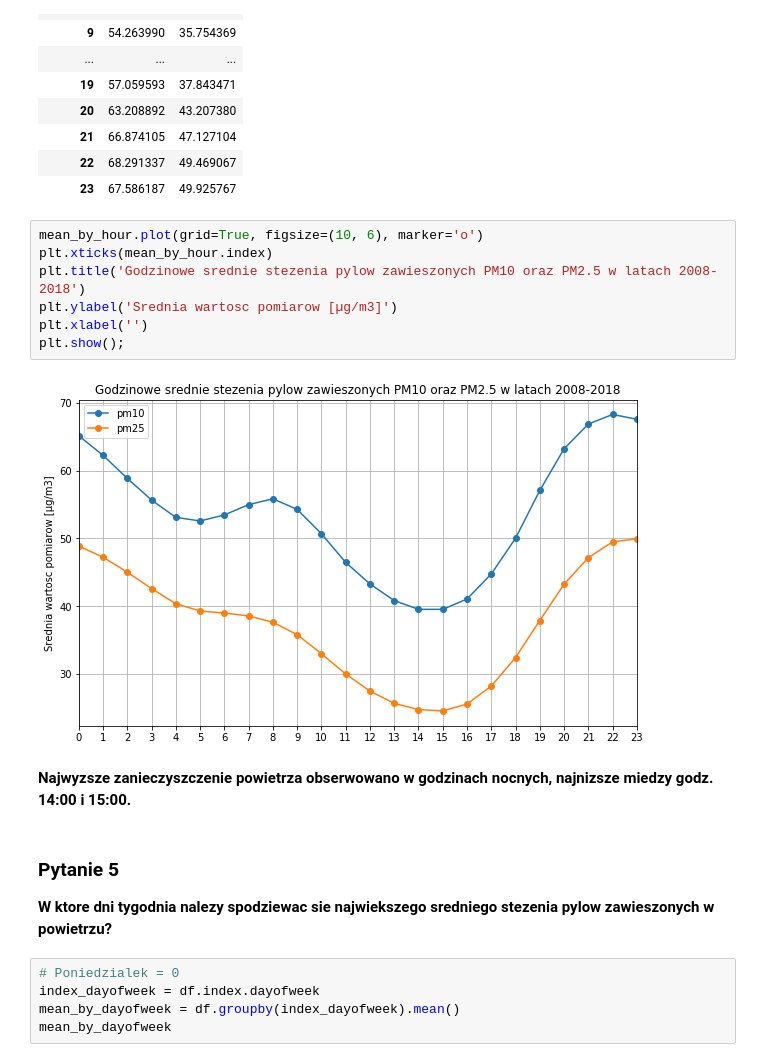
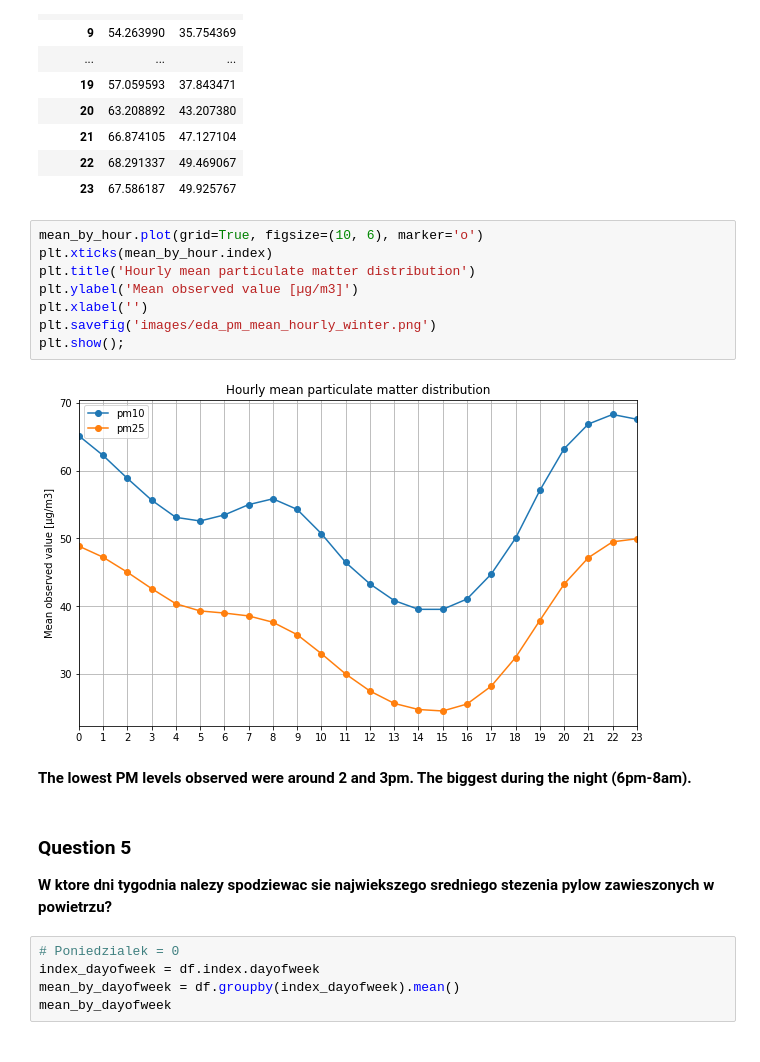
Before and after one commit to ksatola/air-polution, a Jupyter notebook: agh/030_EDA_PM25.ipynb, the cells around one changed output. Cells and saved outputs as stored; diff of their text form.

```diff
--- a/agh/030_EDA_PM25.ipynb
+++ b/agh/030_EDA_PM25.ipynb
@@ -315,16 +318,17 @@ mean_by_hour
 # %%
 mean_by_hour.plot(grid=True, figsize=(10, 6), marker='o')
 plt.xticks(mean_by_hour.index)
-plt.title('Godzinowe srednie stezenia pylow zawieszonych PM10 oraz PM2.5 w latach 2008-2018')
-plt.ylabel('Srednia wartosc pomiarow [µg/m3]')
+plt.title('Hourly mean particulate matter distribution')
+plt.ylabel('Mean observed value [µg/m3]')
 plt.xlabel('')
+plt.savefig('images/eda_pm_mean_hourly_winter.png')
 plt.show();
 # %% [output]
-[figure, old version]
+[figure, new version]
-# %% [markdown]
-**Najwyzsze zanieczyszczenie powietrza obserwowano w godzinach nocnych, najnizsze miedzy godz. 14:00 i 15:00.**
+# %% [markdown]
+**The lowest PM levels observed were around 2 and 3pm. The biggest during the night (6pm-8am).**
 # %% [markdown]
-### Pytanie 5
+### Question 5
 **W ktore dni tygodnia nalezy spodziewac sie najwiekszego sredniego stezenia pylow zawieszonych w powietrzu?**
 # %%
 # Poniedzialek = 0
```
Also changed, not shown: parts of 18 cells of this notebook, 4 other files.
